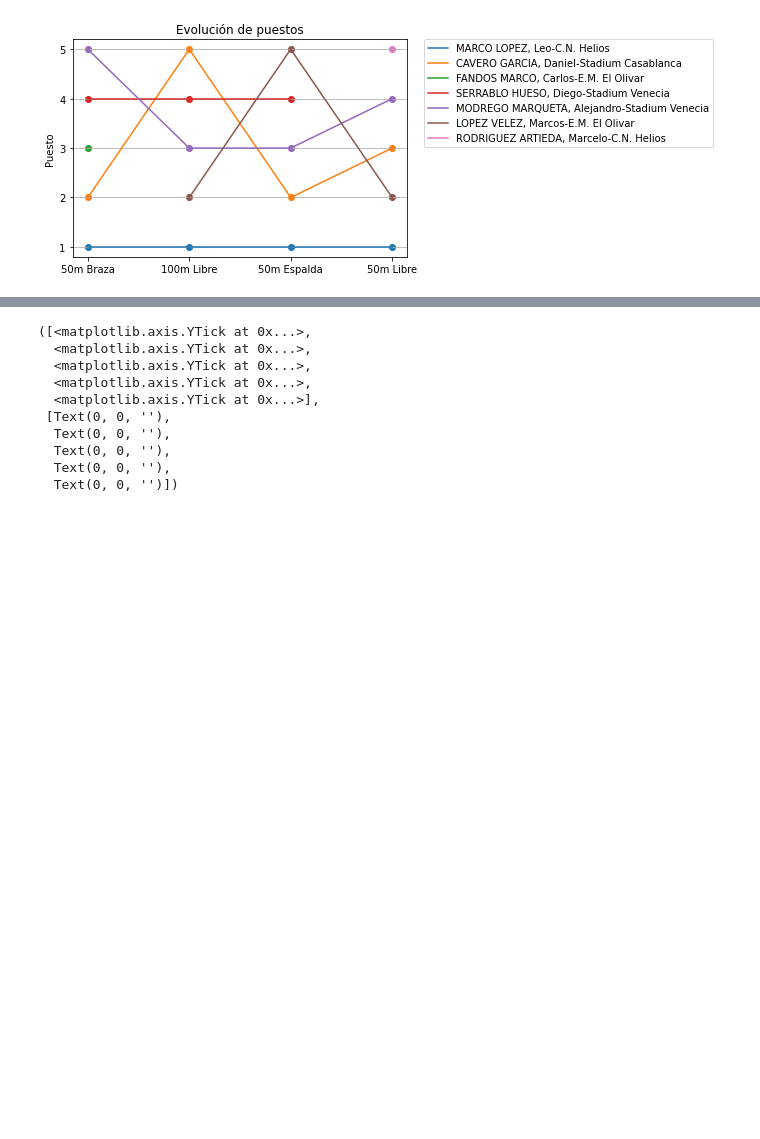
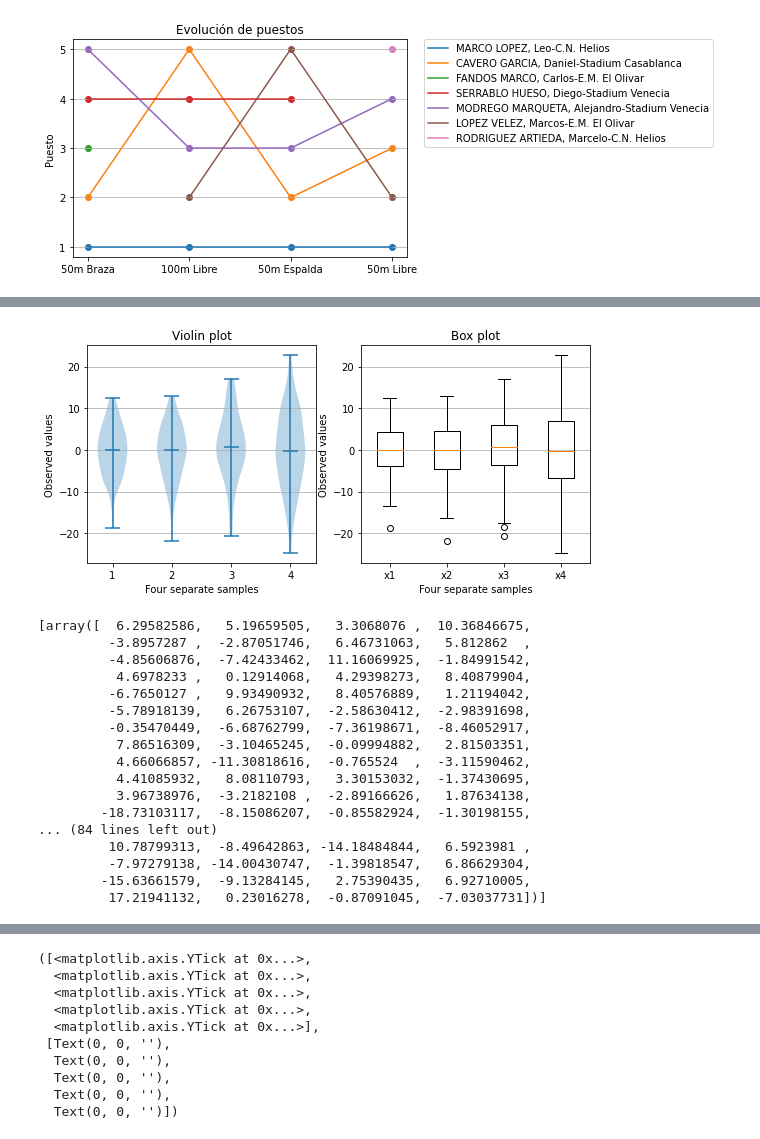
Before and after one commit to crdguez/dashboard_natacion, a Jupyter notebook: importar_datos/Explotar resultados.ipynb, the cells around one changed output, grey strips where cells are left out. Cells and saved outputs as stored; diff of their text form; code cells hidden in the pictures; blank space fills up the shorter version.

```diff
--- a/importar_datos/Explotar resultados.ipynb
+++ b/importar_datos/Explotar resultados.ipynb
@@ -72,0 +72,49 @@ plt.show()
+# %%
+fig, axs = plt.subplots(nrows=1, ncols=2, figsize=(9, 4))
+
+# Fixing random state for reproducibility
+np.random.seed(19680801)
+
+
+# generate some random test data
+all_data = [np.random.normal(0, std, 100) for std in range(6, 10)]
+
+# plot violin plot
+axs[0].violinplot(all_data,
+                  showmeans=False,
+                  showmedians=True)
+axs[0].set_title('Violin plot')
+
+# plot box plot
+axs[1].boxplot(all_data, labels=['x1', 'x2', 'x3', 'x4'])
+axs[1].set_title('Box plot')
+
+# adding horizontal grid lines
+for ax in axs:
+    ax.yaxis.grid(True)
+#     ax.set_xticks([y + 1 for y in range(len(all_data))], labels=['x1', 'x2', 'x3', 'x4'])
+    ax.set_xlabel('Four separate samples')
+    ax.set_ylabel('Observed values')
+
+plt.show()
+
+all_data
+# %% [output]
+[figure, added]
+[array([  6.29582586,   5.19659505,   3.3068076 ,  10.36846675,
+         -3.8957287 ,  -2.87051746,   6.46731063,   5.812862  ,
+         -4.85606876,  -7.42433462,  11.16069925,  -1.84991542,
+          4.6978233 ,   0.12914068,   4.29398273,   8.40879904,
+         -6.7650127 ,   9.93490932,   8.40576889,   1.21194042,
+         -5.78918139,   6.26753107,  -2.58630412,  -2.98391698,
+         -0.35470449,  -6.68762799,  -7.36198671,  -8.46052917,
+          7.86516309,  -3.10465245,  -0.09994882,   2.81503351,
+          4.66066857, -11.30818616,  -0.765524  ,  -3.11590462,
+          4.41085932,   8.08110793,   3.30153032,  -1.37430695,
+          3.96738976,  -3.2182108 ,  -2.89166626,   1.87634138,
+        -18.73103117,  -8.15086207,  -0.85582924,  -1.30198155,
+... (84 lines left out)
+         10.78799313,  -8.49642863, -14.18484844,   6.5923981 ,
+         -7.97279138, -14.00430747,  -1.39818547,   6.86629304,
+        -15.63661579,  -9.13284145,   2.75390435,   6.92710005,
+         17.21941132,   0.23016278,  -0.87091045,  -7.03037731])]
```
Also changed, not shown: parts of 4 cells of this notebook, 2 other files.
